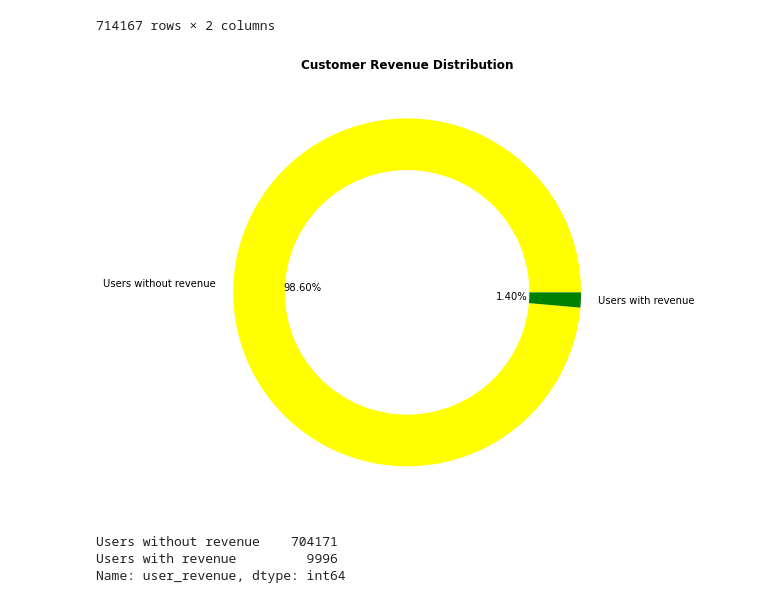
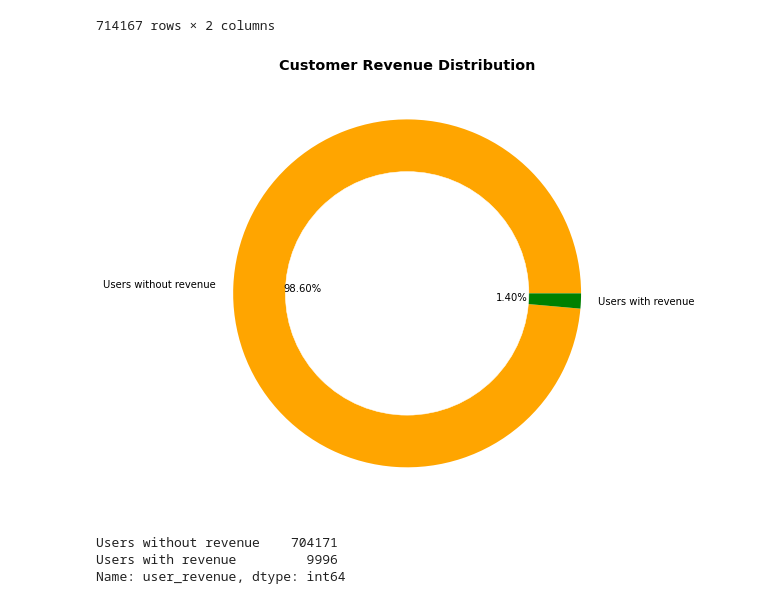
Before and after one commit to sherintm/GA-customer-revenue-analysis, a Jupyter notebook: GACustomerRevenueAnalysis.ipynb, the cells around one changed output. Drawn from its saved outputs; the diff is of its cells as text; code cells hidden in the pictures.

```diff
--- a/GACustomerRevenueAnalysis.ipynb
+++ b/GACustomerRevenueAnalysis.ipynb
@@ -457,17 +457,17 @@ visitor_visits_revenue
 # %%
 visitor_visits_revenue['user_revenue']=np.where(visitor_visits_revenue['sum_revenue']==0,
                                              'Users without revenue', 'Users with revenue')
 plt.figure(figsize=(10,8))
-plt.pie(x=visitor_visits_revenue['user_revenue'].value_counts(), colors=['yellow','green'],
+plt.pie(x=visitor_visits_revenue['user_revenue'].value_counts(), colors=['orange','green'],
         labels=visitor_visits_revenue['user_revenue'].value_counts().index, autopct='%.2f%%')
 
 plt.gca().add_artist(plt.Circle(xy=(0,0),radius=0.7,color='white'))
 plt.title('Customer Revenue Distribution', fontdict={'fontweight':'bold'})
 #del(visitor_visits_revenue)
 plt.savefig("CustomerRevenueDist.png")
 plt.show()
 # %% [output]
-[figure, old version]
+[figure, new version]
 # %%
 visitor_visits_revenue['user_revenue'].value_counts()
 # %% [output]
```
Also changed, not shown: parts of 21 cells of this notebook, 2 other files.
